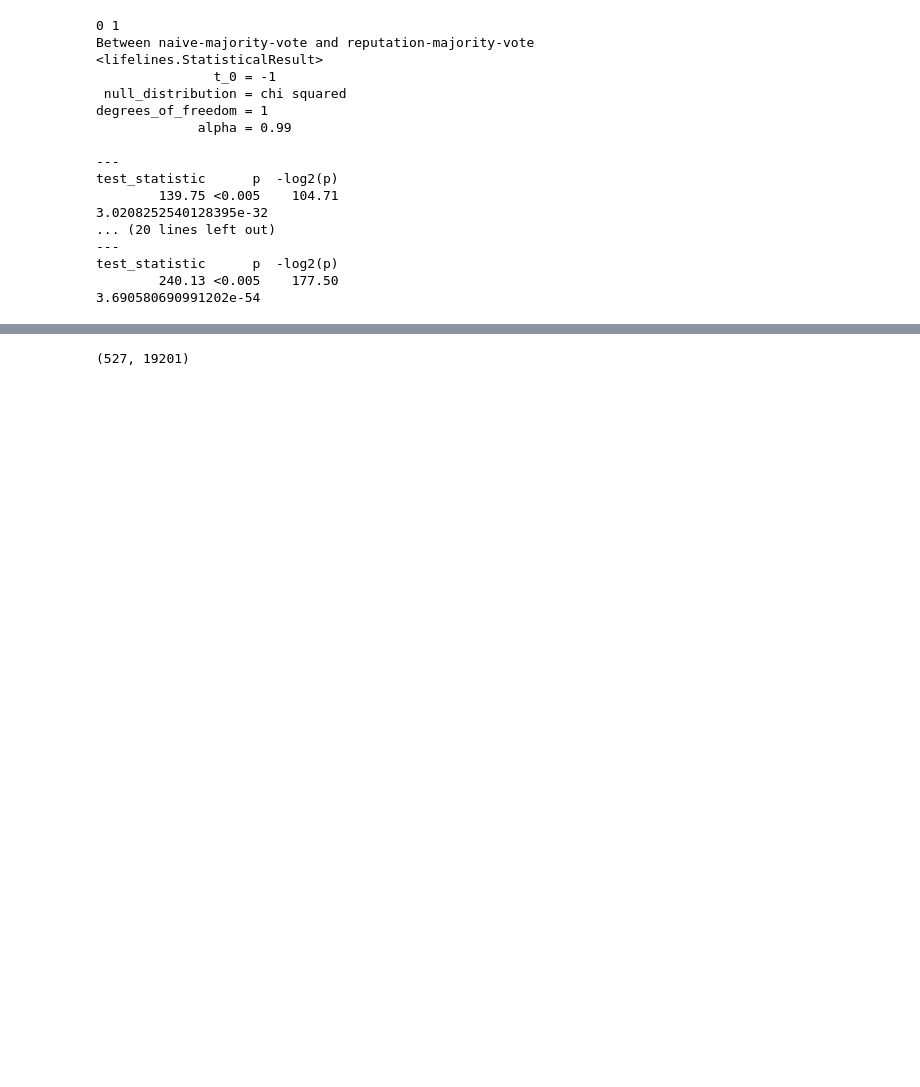
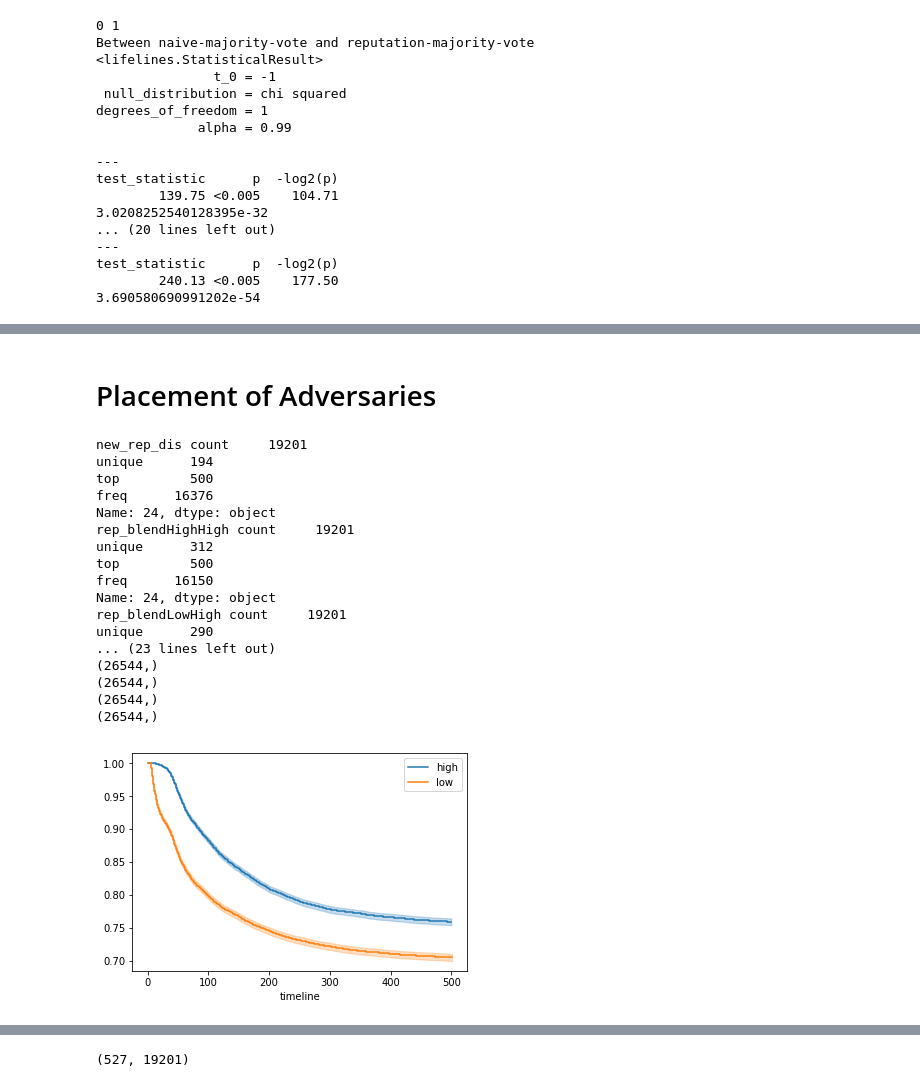
Before and after one commit to nicholson2208/mmss-thesis, a Jupyter notebook: SurvivalAnalysis.ipynb, the cells around one changed output, grey strips where cells are left out. Saved outputs shown, nothing was run; the diff lists cells and outputs as text; code cells hidden in the pictures; blank space fills up the shorter version.

```diff
--- a/SurvivalAnalysis.ipynb
+++ b/SurvivalAnalysis.ipynb
@@ -282,0 +374,70 @@ test_statistic      p  -log2(p)
+# %% [markdown]
+# Placement of Adversaries
+# %%
+
+hi_placement_durations = np.array([])
+low_placement_durations = np.array([])
+
+for exp_name in ["new_rep_dis", "rep_blendHighHigh", "rep_blendLowHigh", "fixed_dis",
+                 "fixed_blend", "random_blend", "random_dis"]:  # obvi missing some of the data.
+
+    if not os.path.isfile("./BehaviorSpace_output/cleaned_" + exp_name + "-spreadsheet.csv"):
+        with open("./BehaviorSpace_output/dynamic_network " + exp_name + "-spreadsheet.csv", 'rb') as infile:
+                data_in = infile.readlines()
+
+        with open("./BehaviorSpace_output/cleaned_" + exp_name + "-spreadsheet.csv", 'wb') as outfile:
+            outfile.writelines(data_in[6:])
+
+    df = pd.read_csv("./BehaviorSpace_output/cleaned_" + exp_name + "-spreadsheet.csv")
+    print(exp_name, df.iloc[24].describe())
+
+
+    for ii in range(1, df.shape[1], 2): # the cols with the data in them
+        placement = df.iloc[14, ii].strip('"')
+
+        if placement == "low":
+            low_placement_durations = np.append(low_placement_durations, int(df.iloc[24, ii]))
+        elif placement == "high":
+            hi_placement_durations = np.append(hi_placement_durations, int(df.iloc[24, ii]))
+
+
+from lifelines import KaplanMeierFitter
+kmf = KaplanMeierFitter()
+
+ax = plt.subplot(111)
+
+
+for place in ["high", "low"]:
+    if place == "high":
+        durations = hi_placement_durations
+    else:
+        durations = low_placement_durations
+
+    deaths = np.where(durations >= 500, 0, 1)
+
+    print(durations.shape)
+    print(deaths.shape)
+
+    kmf = KaplanMeierFitter()
+
+    kmf.fit(durations, event_observed=deaths, label = place)
+    kmf.plot(ax=ax)
+# %% [output]
+new_rep_dis count     19201
+unique      194
+top         500
+freq      16376
+Name: 24, dtype: object
+rep_blendHighHigh count     19201
+unique      312
+top         500
+freq      16150
+Name: 24, dtype: object
+rep_blendLowHigh count     19201
+unique      290
+... (23 lines left out)
+(26544,)
+(26544,)
+(26544,)
+(26544,)
+[figure, added]
```
Also changed, not shown: parts of 16 cells of this notebook.
